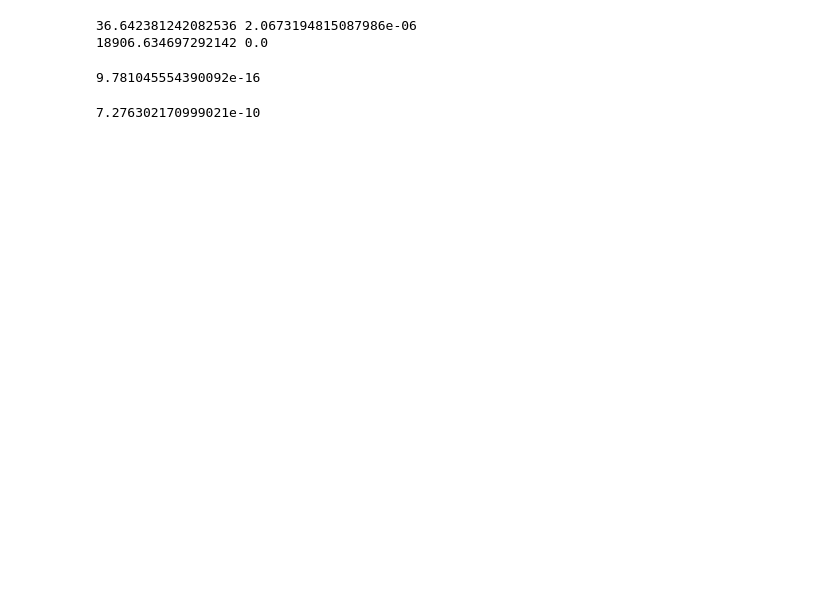
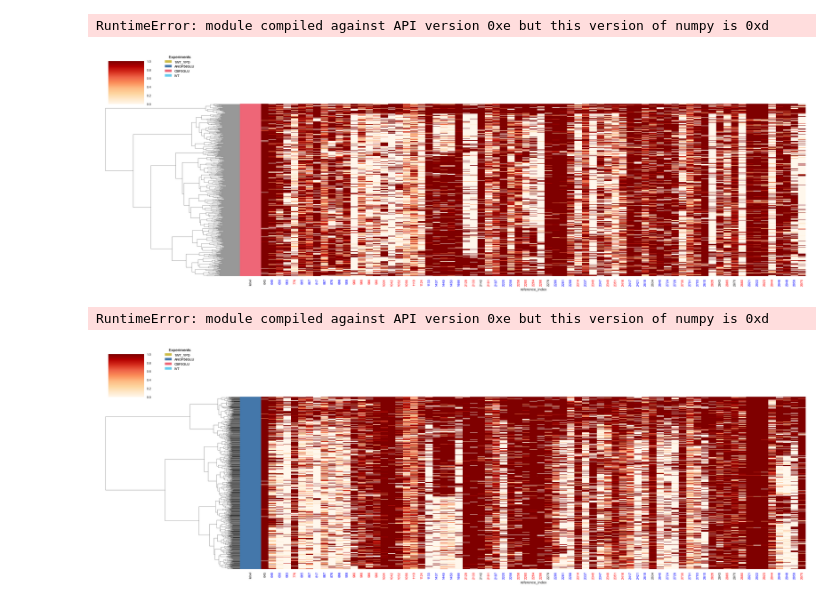
Before and after one commit to adbailey4/yeast_rrna_modification_detection, a Jupyter notebook: notebooks/depletion_experiments.ipynb, the cells around one changed output. Cells and saved outputs as stored; diff of their text form; code cells hidden in the pictures; blank space fills up the shorter version.

```diff
--- a/notebooks/depletion_experiments.ipynb
+++ b/notebooks/depletion_experiments.ipynb
@@ -67,12 +68,15 @@ print(len(vc.get_X("RDN25-1", vc.get_contig_positions("RDN25-1"), label="NOP58GL
+# %%
+n = 1000
+figsize = (30, 10)
+save_fig_path = None
+metric = "euclidean"
+legend = True
+method = "ward"
+cmap = "YlOrBr"
+cmap = "OrRd"
 # %%
 %matplotlib notebook
 
-n = 1000
-figsize = (30, 10)
-save_fig_path = None
-metric = "euclidean"
-legend = True
-method = "ward"
 
 label = None
 contig = 'RDN18-1'
@@ -90,7 +94,8 @@ for contig in contigs:
                                    twoprimeo_pos=None,
                                    pseduo_u_pos=None,
                                    legend=legend,
-                                   figsize=figsize)
+                                   figsize=figsize,
+                                   cmap=cmap)
 # %% [output]
 [interactive output not drawn]
 [interactive output not drawn]
@@ -103,7 +110,7 @@ for contig in contigs:
     n = 1000
     save_fig_path = None
     legend = False
-    other_params = {"alpha": 0.5, "s": 30}
+    other_params = {"alpha": 0.2, "s": 50}
     save_fig_path = f"figures/depletion_plots/{contig}_depletion_umap.png"
     # save_fig_path = None
     vc.plot_UMAP_by_label(contig, vc.get_contig_positions(contig), n_components=n_components, figure_path=save_fig_path, legend=legend, n=n, **other_params)
@@ -209,15 +179,0 @@ print(statistic, pvalue)
-# %%
-twoprimeo_pvalues = []
-other_pvalues = []
-for index in range(len(correlation_data)):
-    data = correlation_data.iloc[index]
-    ref_index1 = data["ref_index1"]-1
-    ref_index2 = data["ref_index2"]-1
-    if ref_index1 in [1772, 1279] and ref_index2 in twoprimeo_pos:
-        twoprimeo_pvalues.append(correlation_data["NOP58GLU_corrected_wt_comparison_pvalue"].iloc[index])
-
-statistic, pvalue = combine_pvalues(twoprimeo_pvalues)
-print(statistic, pvalue)
-# %% [output]
-36.642381242082536 2.0673194815087986e-06
-18906.634697292142 0.0
@@ -227,8 +180,26 @@ chi2_pvalues_df = pd.read_csv("figures/summary_data/all_experiment_percent_modif
-# %%
-chi2_pvalues_df["NOP58GLU_corrected_pvalue"][1280]
-# %% [output]
-9.781045554390092e-16
-# %%
-chi2_pvalues_df["NOP58GLU_corrected_pvalue"][1773]
-# %% [output]
-7.276302170999021e-10
+# %%
+label = None
+contig = 'RDN18-1'
+contigs = ['RDN25-1']
+Path("figures/depletion_plots").mkdir(parents=True, exist_ok=True)
+
+labels = ["CBF5GLU", "ANOP58GLU"]
+for label in labels:
+    for contig in contigs:
+        save_fig_path = None
+        g = vc.plot_heatmap_dendrogram(contig, vc.get_contig_positions(contig), n=n, figure_path=save_fig_path,
+                                       metric=metric,
+                                       method=method,
+                                       label=label,
+                                       col_cluster=False,
+                                       row_cluster=True,
+                                       twoprimeo_pos=None,
+                                       pseduo_u_pos=None,
+                                       legend=legend,
+                                       figsize=figsize,
+                                       cmap=cmap)
+# %% [output]
+RuntimeError: module compiled against API version 0xe but this version of numpy is 0xd
+[figure, added]
+RuntimeError: module compiled against API version 0xe but this version of numpy is 0xd
+[figure, added]
```
Also changed, not shown: parts of 18 cells of this notebook, 19 other files.
